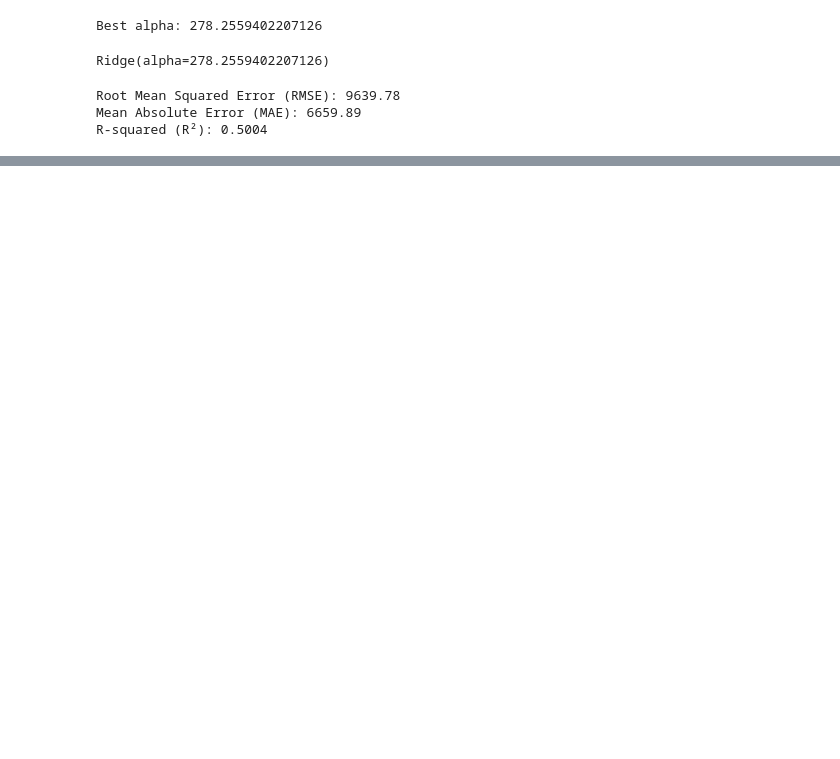
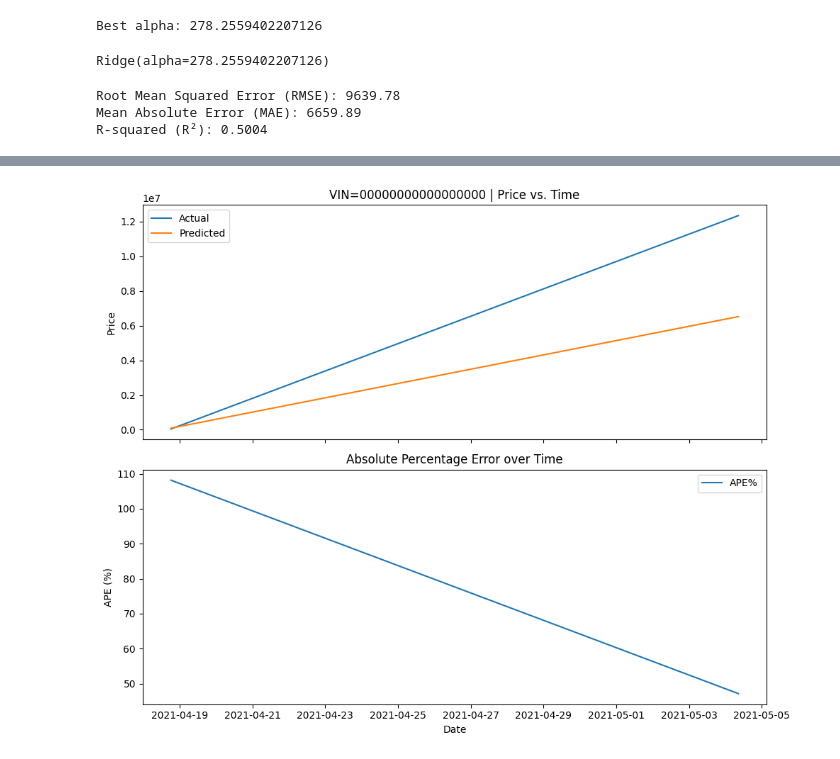
Before and after one commit to BellowAverage/422TempFinal, a Jupyter notebook: CarPriceAnalysis.ipynb, the cells around one changed output, grey strips where cells are left out. Drawn from its saved outputs; the diff is of its cells as text; code cells hidden in the pictures; blank space fills up the shorter version.

```diff
--- a/CarPriceAnalysis.ipynb
+++ b/CarPriceAnalysis.ipynb
@@ -190,7 +159,8 @@ warnings.filterwarnings('ignore')
 start_time = time.time()
 
 # Load dataset
-file_path = "/Users/arielzhang/Documents/MSDS422/cleaned_vehicles.csv"
+# file_path = "/Users/arielzhang/Documents/MSDS422/cleaned_vehicles.csv"
+file_path = "./cleaned_vehicles.csv"
 df = pd.read_csv(file_path)
 
 # Display basic information
@@ -428,0 +365,11 @@ Execution time: 1097.36 seconds (18.29 minutes)
+# %%
+import pandas as pd
+import numpy as np
+import tensorflow as tf
+from tensorflow import keras
+import matplotlib.pyplot as plt
+import math
+
+# df = pd.read_csv('vehicles.csv', nrows=10000)
+df = pd.read_csv('vehicles.csv')
+df.columns
@@ -428,0 +713,40 @@ Execution time: 1097.36 seconds (18.29 minutes)
+# %%
+df_pred['AE'] = (df_pred['y_true'] - df_pred['y_pred']).abs()
+df_pred['APE'] = df_pred['AE'] / (df_pred['y_true'].abs() + 1e-6)  # Avoid division by zero
+df_pred['APE%'] = df_pred['APE'] * 100
+# %%
+import matplotlib.pyplot as plt
+
+def plot_vin_time_series(vin_id, df):
+    """
+    df: DataFrame with columns [VIN, date, y_true, y_pred, AE, APE, APE%]
+    """
+    tmp = df[df['VIN'] == vin_id].copy()
+    tmp.sort_values('date', inplace=True)
+
+    fig, axes = plt.subplots(nrows=2, ncols=1, figsize=(10, 8), sharex=True)
+
+    # -- (1) Upper plot: Actual vs. Predicted Prices
+    axes[0].plot(tmp['date'], tmp['y_true'], label='Actual')
+    axes[0].plot(tmp['date'], tmp['y_pred'], label='Predicted')
+    axes[0].set_ylabel("Price")
+    axes[0].set_title(f"VIN={vin_id} | Price vs. Time")
+    axes[0].legend()
+
+    # -- (2) Lower plot: Error over Time
+    # Using APE% (Absolute Percentage Error) as an example
+    axes[1].plot(tmp['date'], tmp['APE%'], label='APE%')
+    axes[1].set_ylabel("APE (%)")
+    axes[1].set_title("Absolute Percentage Error over Time")
+    axes[1].legend()
+
+    # X-axis
+    axes[1].set_xlabel("Date")
+    plt.tight_layout()
+    plt.show()
+
+# Usage: Plot for a specific VIN
+sample_vin = df_pred['VIN'].iloc[0]
+plot_vin_time_series(sample_vin, df_pred)
+# %% [output]
+[figure, added]
```
Also changed, not shown: parts of 33 cells of this notebook, 7 other files.
